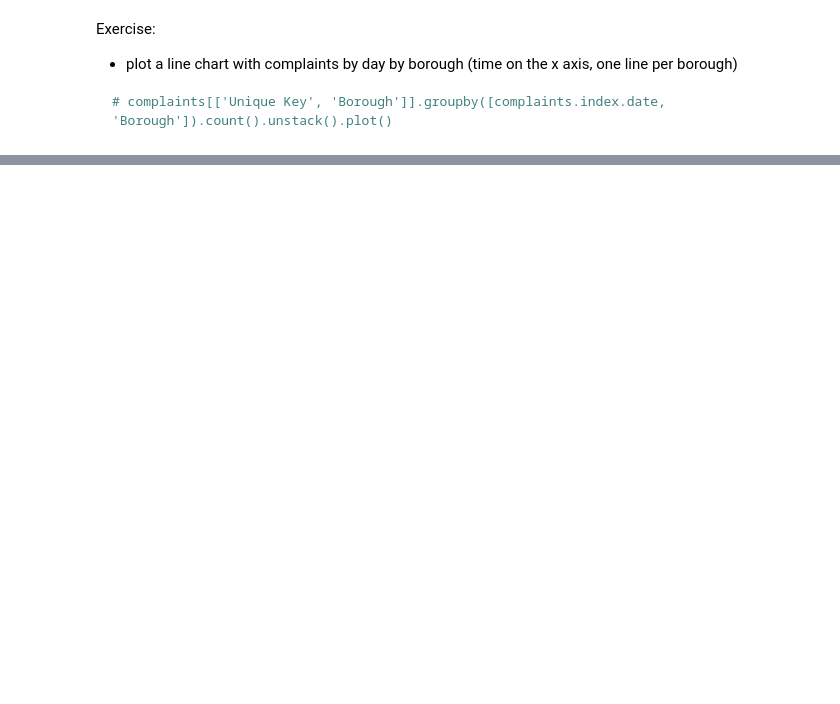
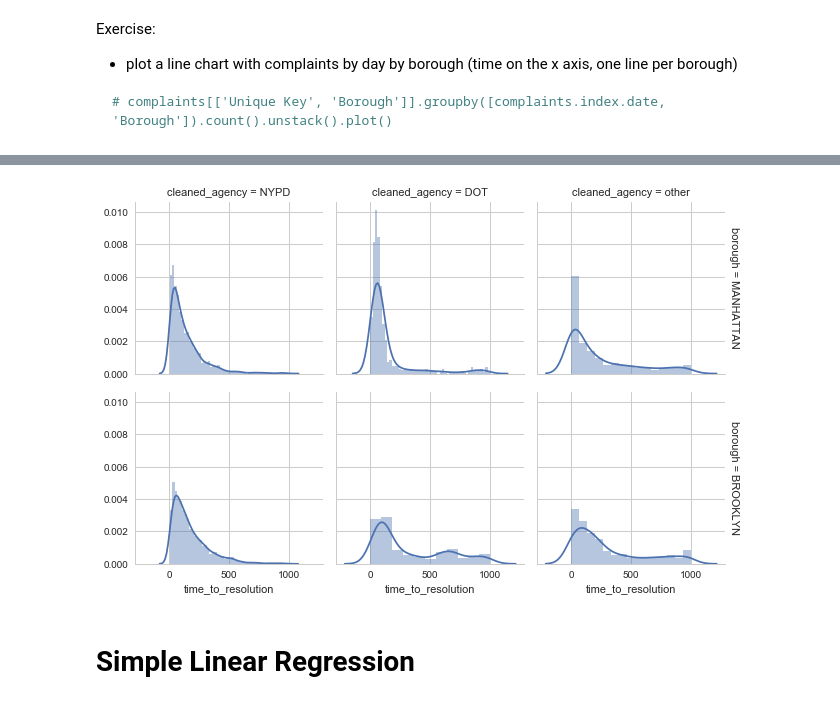
Before and after one commit to mikekaminsky/python-for-data-analysis, a Jupyter notebook: Class 3.ipynb, the cells around one changed output, grey strips where cells are left out. Drawn from its saved outputs; the diff is of its cells as text; code cells hidden in the pictures; blank space fills up the shorter version.

```diff
--- a/Class 3.ipynb
+++ b/Class 3.ipynb
@@ -181,0 +296,8 @@ sns.despine(left=True)
+# %%
+g = sns.FacetGrid(no_zeroes, row='borough', col='cleaned_agency', margin_titles=True)
+g.map(sns.distplot, "time_to_resolution")
+sns.plt.show()
+# %% [output]
+[figure, added]
+# %% [markdown]
+# Simple Linear Regression
```
Also changed, not shown: parts of 17 cells of this notebook.
